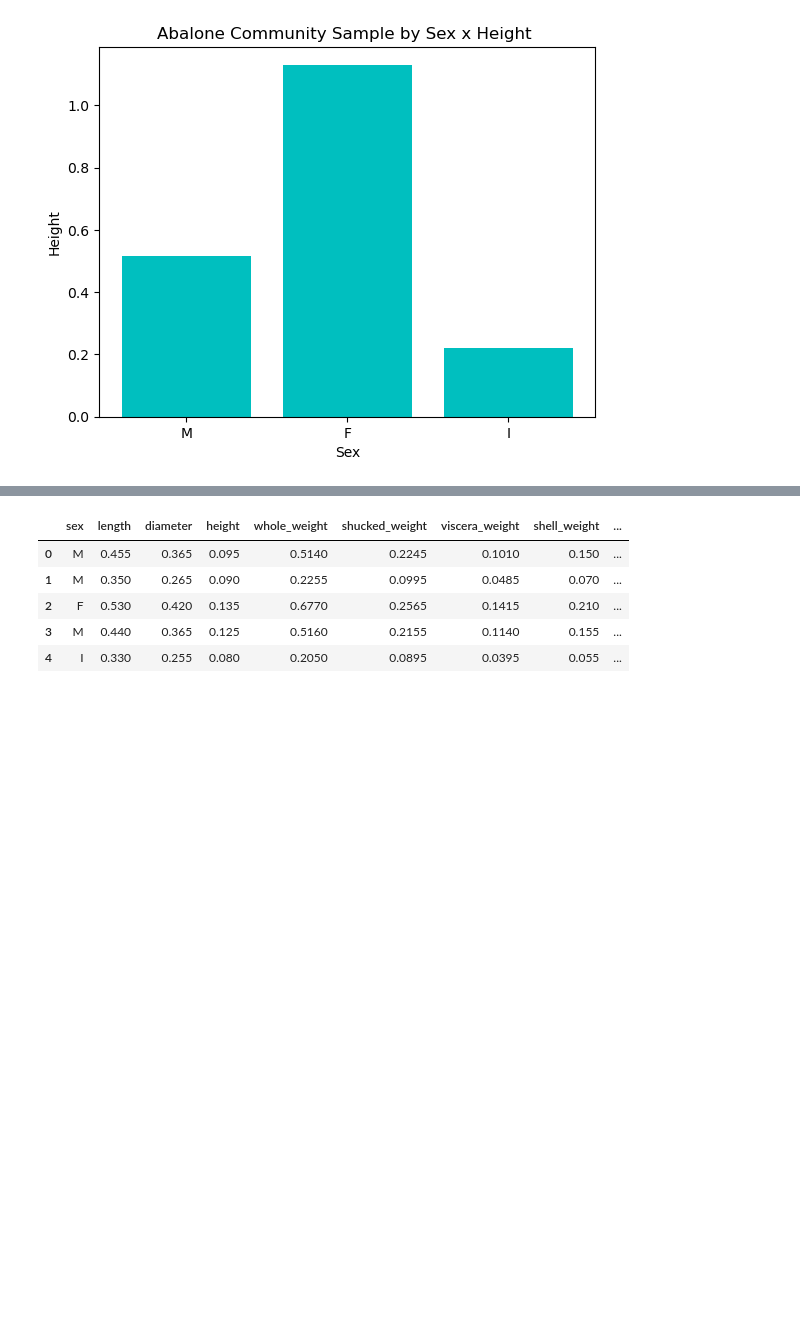
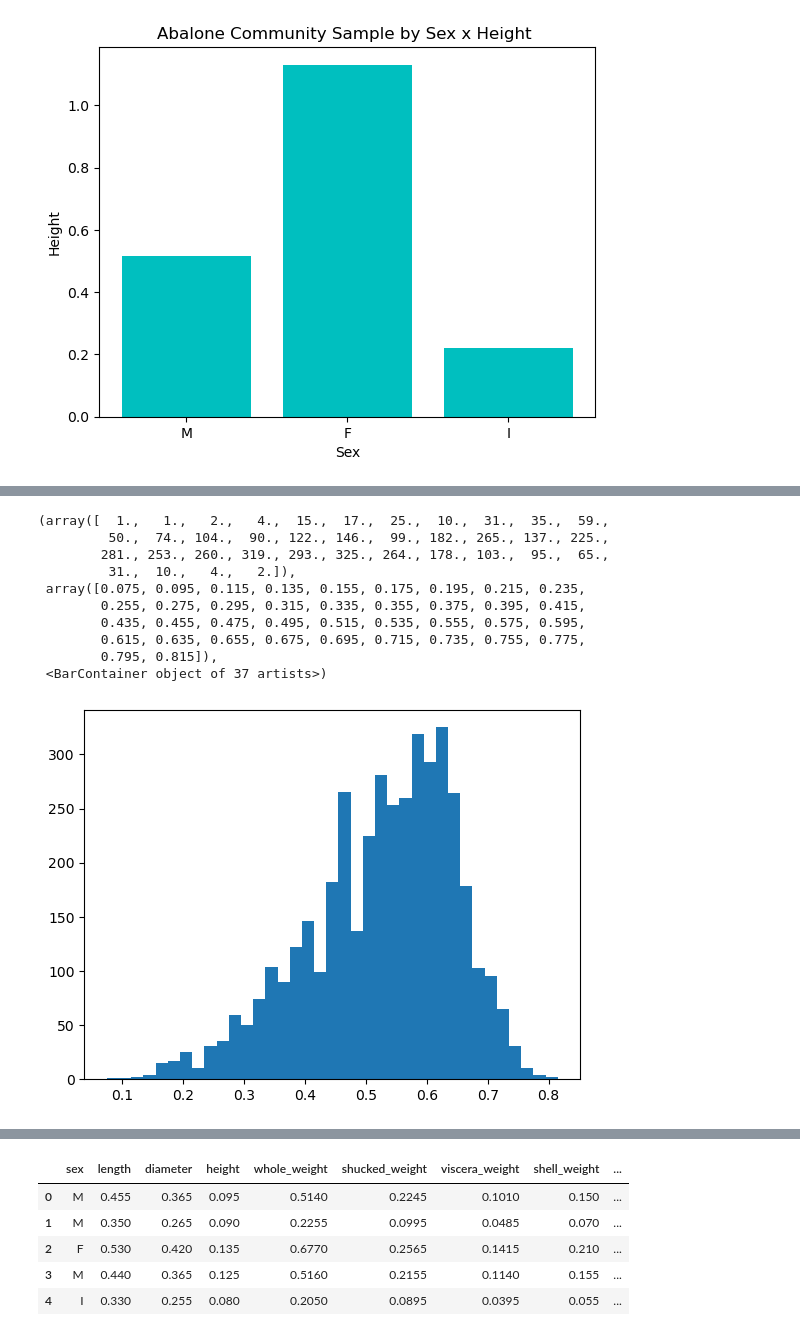
Before and after one commit to juliacruz97/Principles-of-Data-Analytics--Autumn-, a Jupyter notebook: abalone.ipynb, the cells around one changed output, grey strips where cells are left out. Saved outputs shown, nothing was run; the diff lists cells and outputs as text; code cells hidden in the pictures; blank space fills up the shorter version.

```diff
--- a/abalone.ipynb
+++ b/abalone.ipynb
@@ -200,0 +170,17 @@ Image('correlation.png')
+# %%
+import pandas as pd
+import matplotlib.pyplot as plt
+data = abalone.loc['':,'length']
+plt.hist(data, bins = 'auto')
+# %% [output]
+(array([  1.,   1.,   2.,   4.,  15.,  17.,  25.,  10.,  31.,  35.,  59.,
+         50.,  74., 104.,  90., 122., 146.,  99., 182., 265., 137., 225.,
+        281., 253., 260., 319., 293., 325., 264., 178., 103.,  95.,  65.,
+         31.,  10.,   4.,   2.]),
+ array([0.075, 0.095, 0.115, 0.135, 0.155, 0.175, 0.195, 0.215, 0.235,
+        0.255, 0.275, 0.295, 0.315, 0.335, 0.355, 0.375, 0.395, 0.415,
+        0.435, 0.455, 0.475, 0.495, 0.515, 0.535, 0.555, 0.575, 0.595,
+        0.615, 0.635, 0.655, 0.675, 0.695, 0.715, 0.735, 0.755, 0.775,
+        0.795, 0.815]),
+ <BarContainer object of 37 artists>)
+[figure, added]
```
Also changed, not shown: parts of 38 cells of this notebook.
